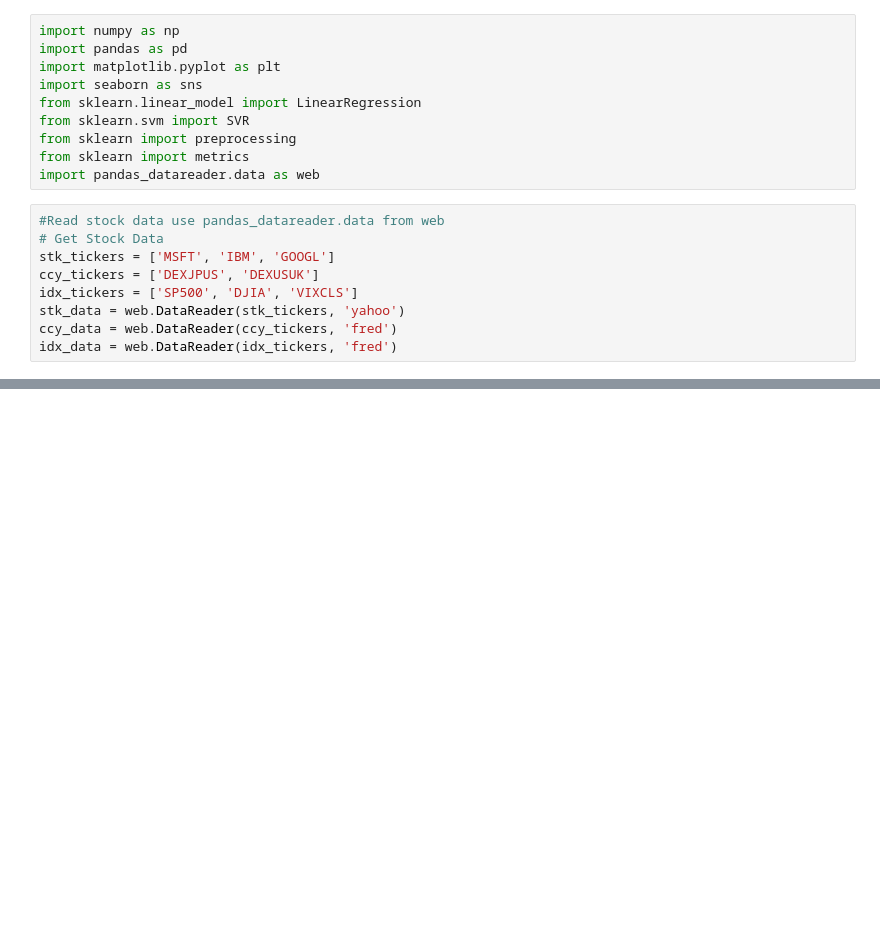
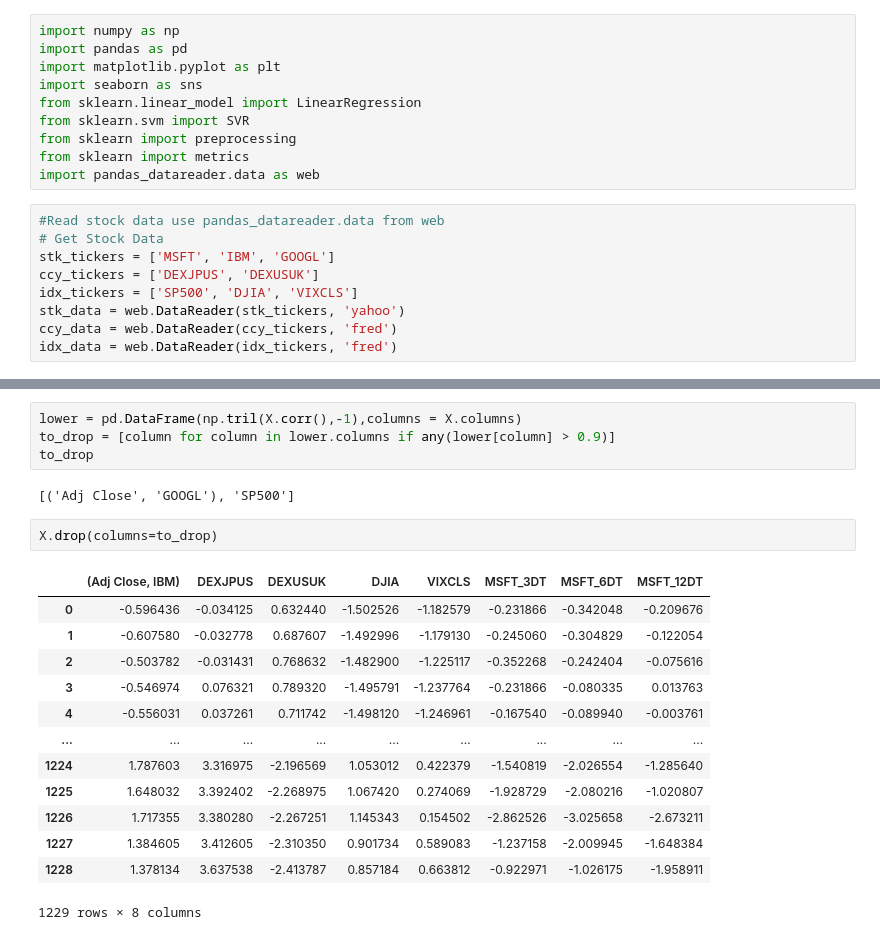
Before and after one commit to oathathat/ML_Kmitl_3D, a Jupyter notebook: Lab/Lab5.ipynb, the cells around one changed output, grey strips where cells are left out. Drawn from its saved outputs; the diff is of its cells as text; blank space fills up the shorter version.

```diff
--- a/Lab/Lab5.ipynb
+++ b/Lab/Lab5.ipynb
@@ -43,0 +193,22 @@ X1
+# %%
+lower = pd.DataFrame(np.tril(X.corr(),-1),columns = X.columns)
+to_drop = [column for column in lower.columns if any(lower[column] > 0.9)]
+to_drop
+# %% [output]
+[('Adj Close', 'GOOGL'), 'SP500']
+# %%
+X.drop(columns=to_drop)
+# %% [output]
+|  | (Adj Close, IBM) | DEXJPUS | DEXUSUK | DJIA | VIXCLS | MSFT_3DT | MSFT_6DT | MSFT_12DT |
+| 0 | -0.596436 | -0.034125 | 0.632440 | -1.502526 | -1.182579 | -0.231866 | -0.342048 | -0.209676 |
+| 1 | -0.607580 | -0.032778 | 0.687607 | -1.492996 | -1.179130 | -0.245060 | -0.304829 | -0.122054 |
+| 2 | -0.503782 | -0.031431 | 0.768632 | -1.482900 | -1.225117 | -0.352268 | -0.242404 | -0.075616 |
+| 3 | -0.546974 | 0.076321 | 0.789320 | -1.495791 | -1.237764 | -0.231866 | -0.080335 | 0.013763 |
+| 4 | -0.556031 | 0.037261 | 0.711742 | -1.498120 | -1.246961 | -0.167540 | -0.089940 | -0.003761 |
+| ... | ... | ... | ... | ... | ... | ... | ... | ... |
+| 1224 | 1.787603 | 3.316975 | -2.196569 | 1.053012 | 0.422379 | -1.540819 | -2.026554 | -1.285640 |
+| 1225 | 1.648032 | 3.392402 | -2.268975 | 1.067420 | 0.274069 | -1.928729 | -2.080216 | -1.020807 |
+| 1226 | 1.717355 | 3.380280 | -2.267251 | 1.145343 | 0.154502 | -2.862526 | -3.025658 | -2.673211 |
+| 1227 | 1.384605 | 3.412605 | -2.310350 | 0.901734 | 0.589083 | -1.237158 | -2.009945 | -1.648384 |
+| 1228 | 1.378134 | 3.637538 | -2.413787 | 0.857184 | 0.663812 | -0.922971 | -1.026175 | -1.958911 |
+1229 rows × 8 columns
```
Also changed, not shown: parts of 9 cells of this notebook.
